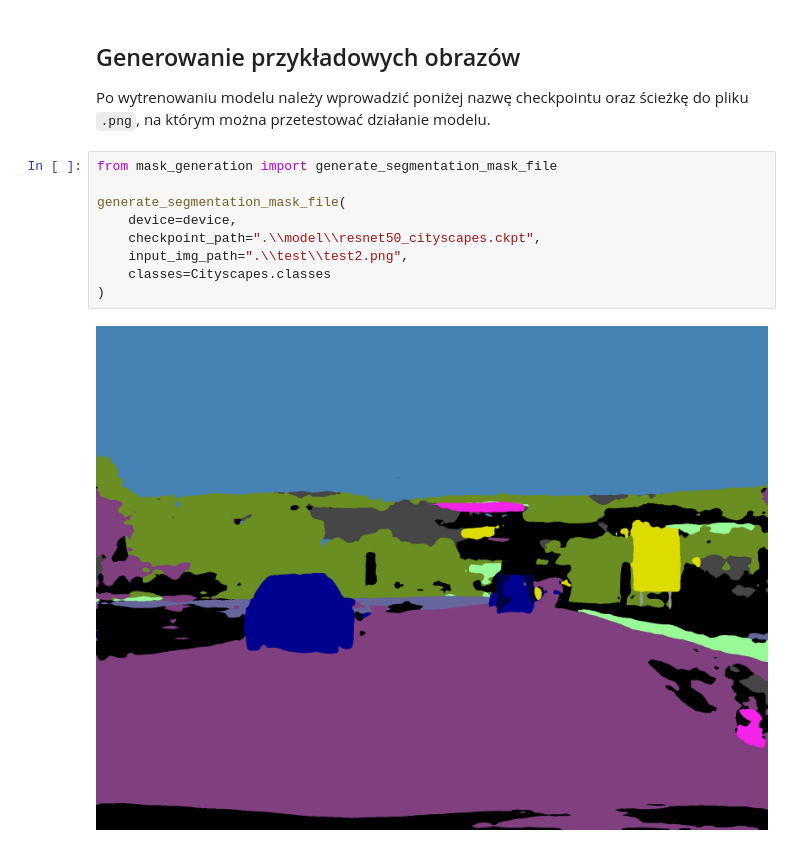
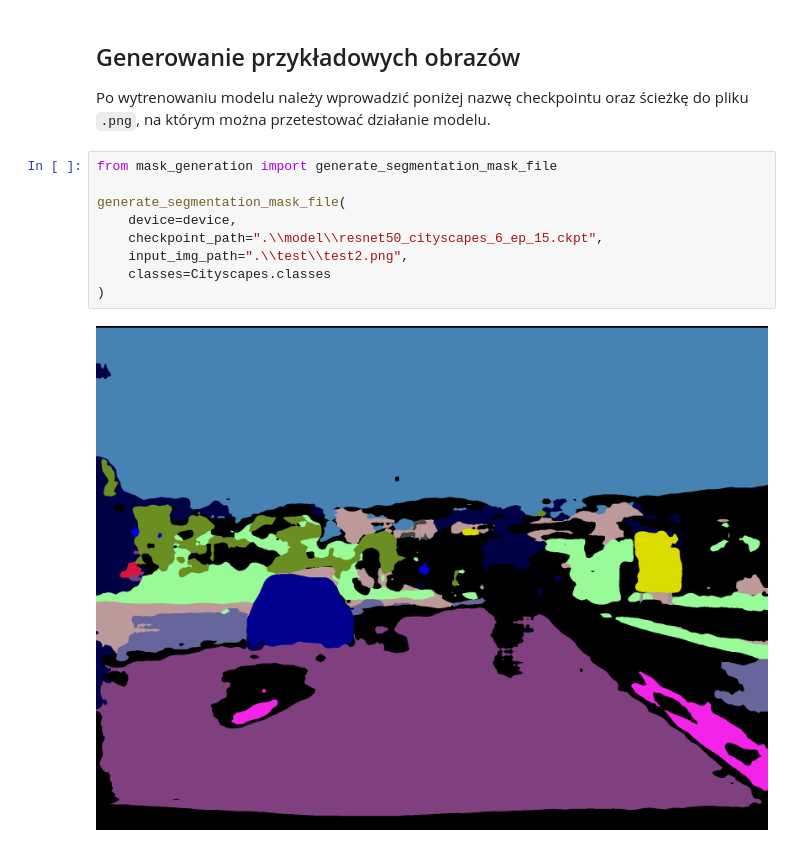
Before and after one commit to prax19/masters-project, a Jupyter notebook: usage_notebook.ipynb, the cells around one changed output. Saved outputs shown, nothing was run; the diff lists cells and outputs as text.

```diff
--- a/usage_notebook.ipynb
+++ b/usage_notebook.ipynb
@@ -134,11 +149,11 @@ Po wytrenowaniu modelu należy wprowadzić poniżej nazwę checkpointu oraz ści
 # %%
 from mask_generation import generate_segmentation_mask_file
 
 generate_segmentation_mask_file(
     device=device,
-    checkpoint_path=".\\model\\resnet50_cityscapes.ckpt",
+    checkpoint_path=".\\model\\resnet50_cityscapes_6_ep_15.ckpt",
     input_img_path=".\\test\\test2.png",
     classes=Cityscapes.classes
 )
 # %% [output]
-[figure, old version]
+[figure, new version]
```
Also changed, not shown: parts of 3 cells of this notebook, 4 other files.
